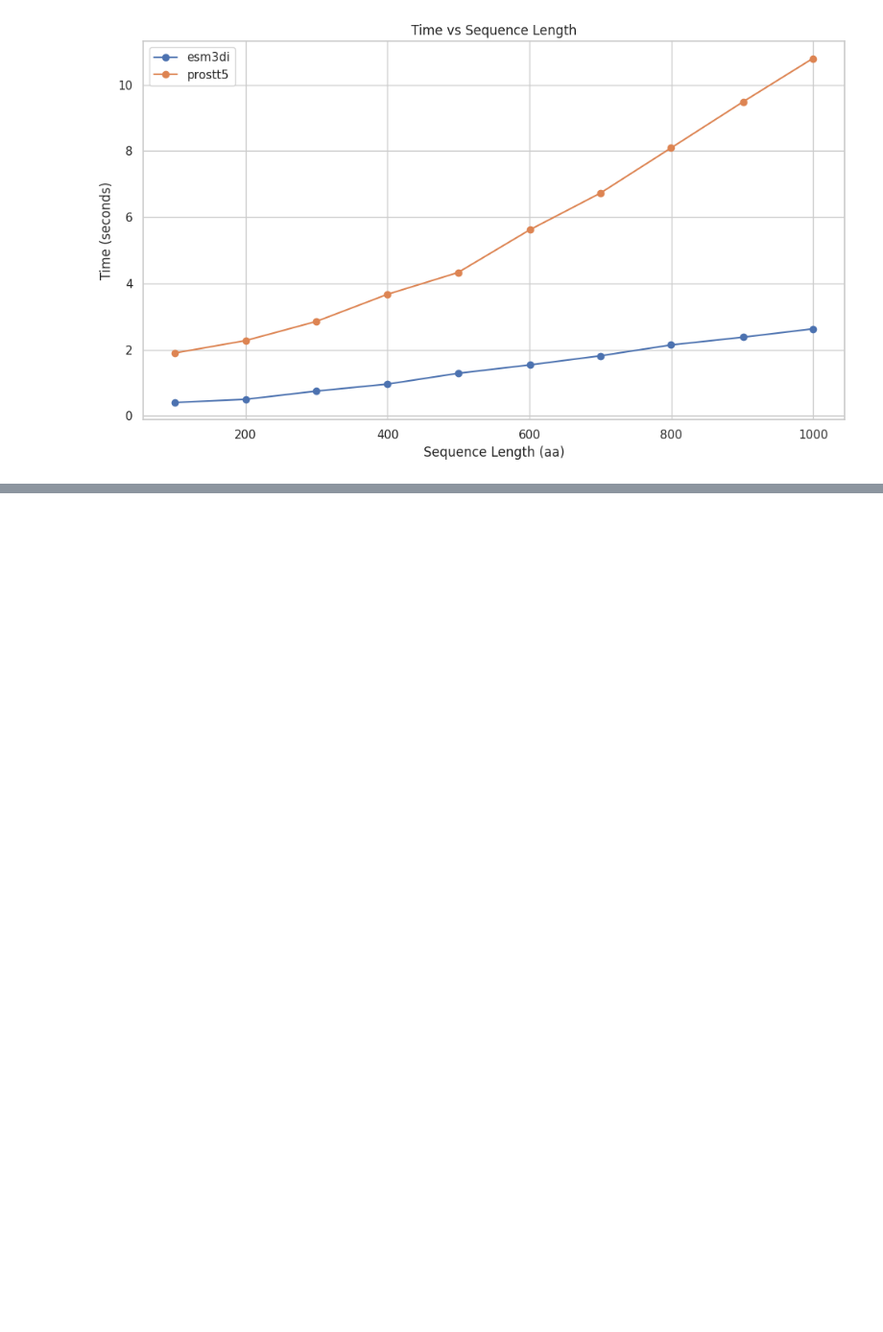
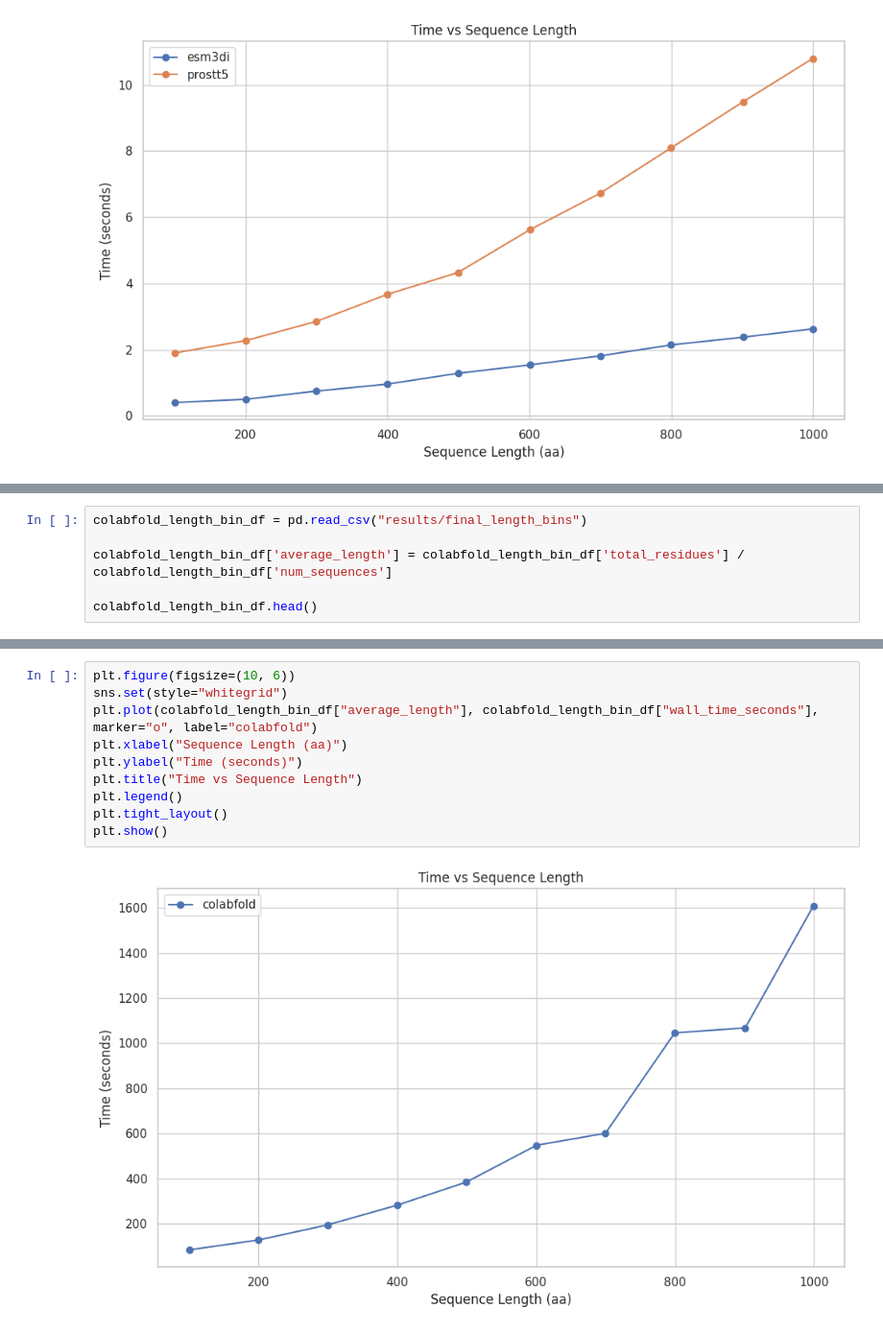
Before and after one commit to DessimozLab/ESM3di, a Jupyter notebook: brief_communication/benchmarks/speed/plot_results.ipynb, the cells around one changed output, grey strips where cells are left out. Shown at 96% size. Drawn from its saved outputs; the diff is of its cells as text; blank space fills up the shorter version.

```diff
--- a/brief_communication/benchmarks/speed/plot_results.ipynb
+++ b/brief_communication/benchmarks/speed/plot_results.ipynb
@@ -80,0 +171,6 @@ plt.show()
+# %%
+colabfold_length_bin_df = pd.read_csv("results/final_length_bins")
+
+colabfold_length_bin_df['average_length'] = colabfold_length_bin_df['total_residues'] / colabfold_length_bin_df['num_sequences']
+
+colabfold_length_bin_df.head()
@@ -80,0 +184,12 @@ plt.show()
+# %%
+plt.figure(figsize=(10, 6))
+sns.set(style="whitegrid")
+plt.plot(colabfold_length_bin_df["average_length"], colabfold_length_bin_df["wall_time_seconds"], marker="o", label="colabfold")
+plt.xlabel("Sequence Length (aa)")
+plt.ylabel("Time (seconds)")
+plt.title("Time vs Sequence Length")
+plt.legend()
+plt.tight_layout()
+plt.show()
+# %% [output]
+[figure, added]
```
Also changed, not shown: parts of 15 cells of this notebook, 13 other files.
